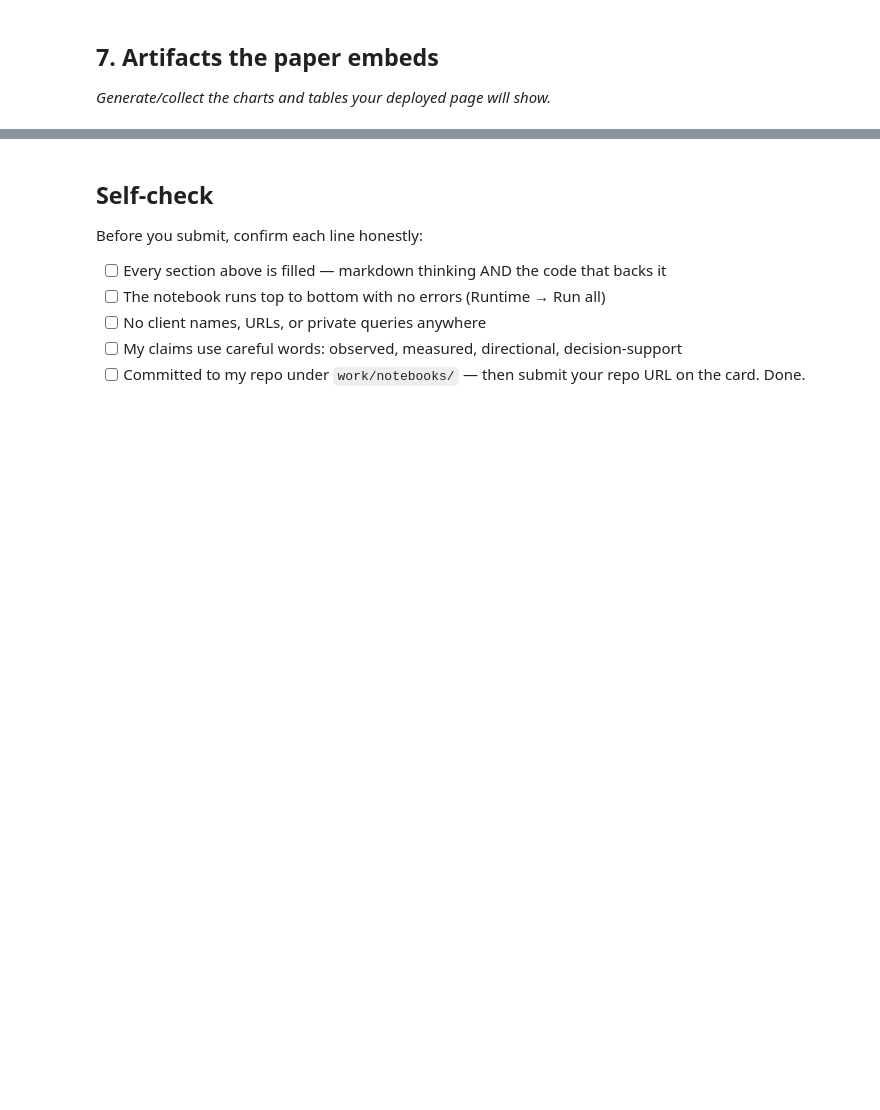
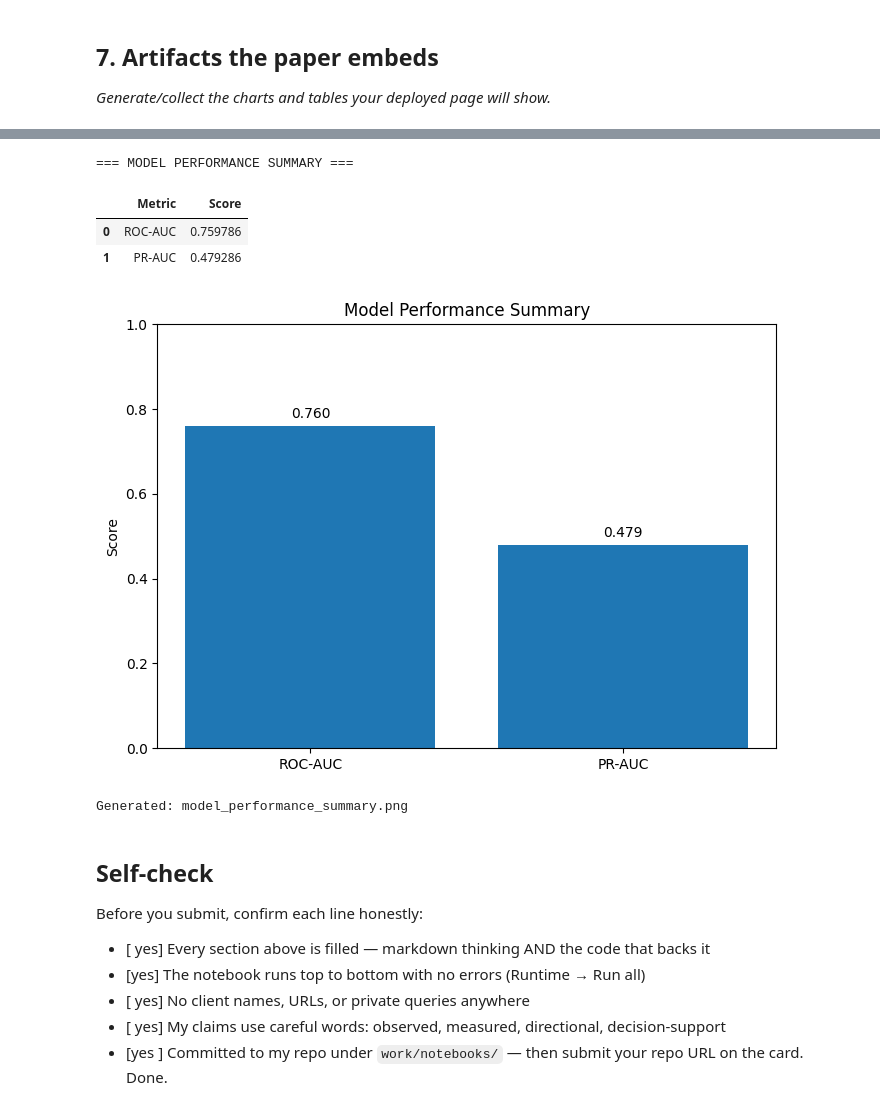
Before and after one commit to ahmadd4062/flyrank-ml-internship, a Jupyter notebook: work/notebooks/capstone.ipynb, the cells around one changed output, grey strips where cells are left out. Drawn from its saved outputs; the diff is of its cells as text; code cells hidden in the pictures; blank space fills up the shorter version.

```diff
--- a/work/notebooks/capstone.ipynb
+++ b/work/notebooks/capstone.ipynb
@@ -1790,10 +1810,51 @@ NameError: name 'ranking_comparison' is not defined
+# %%
+# Artifact 4: Model performance summary
+
+import matplotlib.pyplot as plt
+
+model_metrics = pd.DataFrame({
+    "Metric": ["ROC-AUC", "PR-AUC"],
+    "Score": [0.7597857114, 0.4792861654]
+})
+
+print("=== MODEL PERFORMANCE SUMMARY ===")
+display(model_metrics)
+
+# Visual summary
+plt.figure(figsize=(7, 5))
+
+plt.bar(
+    model_metrics["Metric"],
+    model_metrics["Score"]
+)
+
+plt.ylim(0, 1)
+plt.ylabel("Score")
+plt.title("Model Performance Summary")
+
+for i, score in enumerate(model_metrics["Score"]):
+    plt.text(i, score + 0.02, f"{score:.3f}", ha="center")
+
+plt.tight_layout()
+
+plt.savefig("model_performance_summary.png", dpi=300, bbox_inches="tight")
+plt.show()
+
+print("Generated: model_performance_summary.png")
+# %% [output]
+=== MODEL PERFORMANCE SUMMARY ===
+|  | Metric | Score |
+| 0 | ROC-AUC | 0.759786 |
+| 1 | PR-AUC | 0.479286 |
+[figure, added]
+Generated: model_performance_summary.png
 # %% [markdown]
 ## Self-check
 
 Before you submit, confirm each line honestly:
 
-- [ ] Every section above is filled — markdown thinking AND the code that backs it
-- [ ] The notebook runs top to bottom with no errors (Runtime → Run all)
-- [ ] No client names, URLs, or private queries anywhere
-- [ ] My claims use careful words: observed, measured, directional, decision-support
-- [ ] Committed to my repo under `work/notebooks/` — then submit your repo URL on the card. Done.
+- [ yes] Every section above is filled — markdown thinking AND the code that backs it
+- [yes] The notebook runs top to bottom with no errors (Runtime → Run all)
+- [ yes] No client names, URLs, or private queries anywhere
+- [ yes] My claims use careful words: observed, measured, directional, decision-support
+- [yes ] Committed to my repo under `work/notebooks/` — then submit your repo URL on the card. Done.
```
Also changed, not shown: parts of 13 cells of this notebook.
